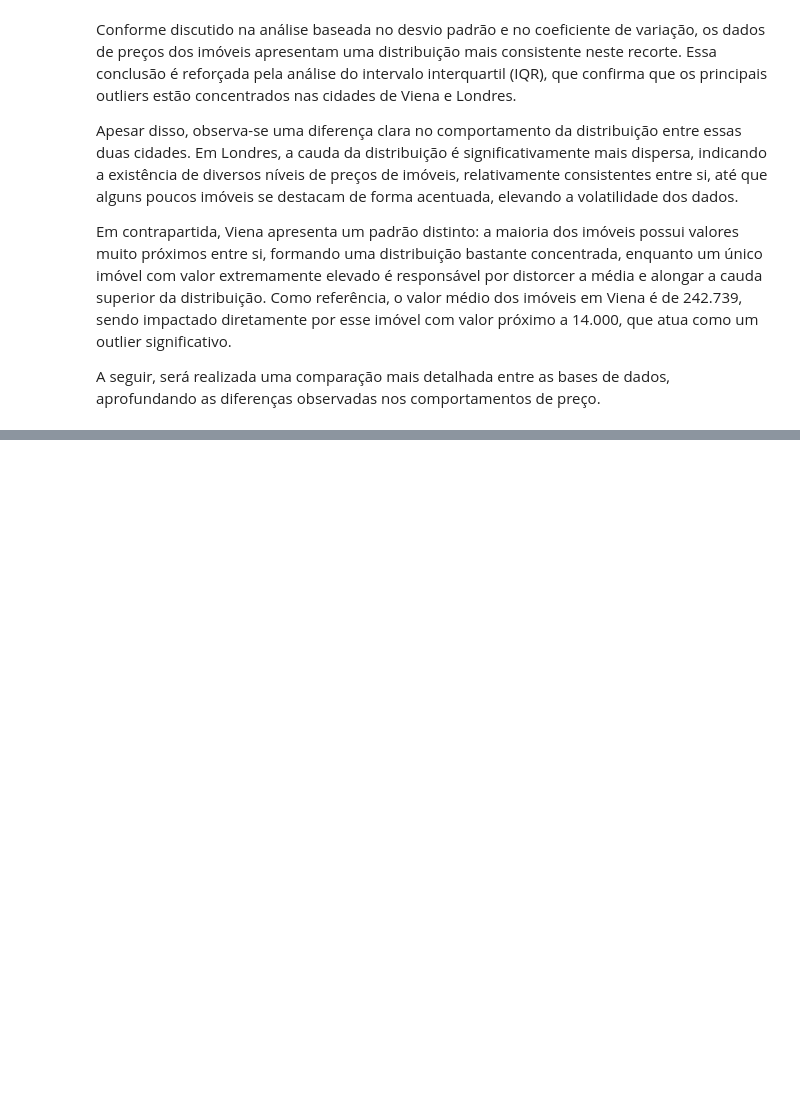
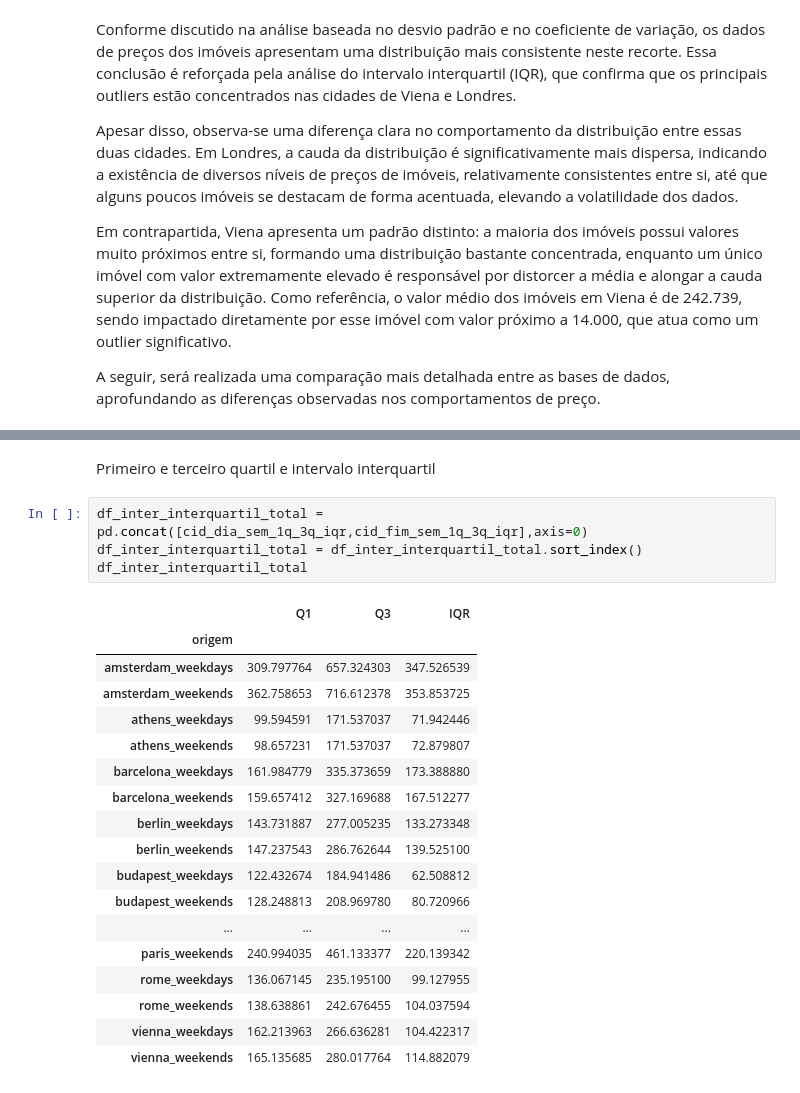
Before and after one commit to walleceoli/airbnb-europe-insights-, a Jupyter notebook: analise.ipynb, the cells around one changed output, grey strips where cells are left out. Cells and saved outputs as stored; diff of their text form; blank space fills up the shorter version.

```diff
--- a/analise.ipynb
+++ b/analise.ipynb
@@ -968,0 +1008,25 @@ A seguir, será realizada uma comparação mais detalhada entre as bases de dado
+# %% [markdown]
+Primeiro e terceiro quartil e intervalo interquartil
+# %%
+df_inter_interquartil_total = pd.concat([cid_dia_sem_1q_3q_iqr,cid_fim_sem_1q_3q_iqr],axis=0)
+df_inter_interquartil_total = df_inter_interquartil_total.sort_index()
+df_inter_interquartil_total
+# %% [output]
+|  | Q1 | Q3 | IQR |
+| origem |  |  |  |
+| amsterdam_weekdays | 309.797764 | 657.324303 | 347.526539 |
+| amsterdam_weekends | 362.758653 | 716.612378 | 353.853725 |
+| athens_weekdays | 99.594591 | 171.537037 | 71.942446 |
+| athens_weekends | 98.657231 | 171.537037 | 72.879807 |
+| barcelona_weekdays | 161.984779 | 335.373659 | 173.388880 |
+| barcelona_weekends | 159.657412 | 327.169688 | 167.512277 |
+| berlin_weekdays | 143.731887 | 277.005235 | 133.273348 |
+| berlin_weekends | 147.237543 | 286.762644 | 139.525100 |
+| budapest_weekdays | 122.432674 | 184.941486 | 62.508812 |
+| budapest_weekends | 128.248813 | 208.969780 | 80.720966 |
+| ... | ... | ... | ... |
+| paris_weekends | 240.994035 | 461.133377 | 220.139342 |
+| rome_weekdays | 136.067145 | 235.195100 | 99.127955 |
+| rome_weekends | 138.638861 | 242.676455 | 104.037594 |
+| vienna_weekdays | 162.213963 | 266.636281 | 104.422317 |
+| vienna_weekends | 165.135685 | 280.017764 | 114.882079 |
```
Also changed, not shown: parts of 10 cells of this notebook.
